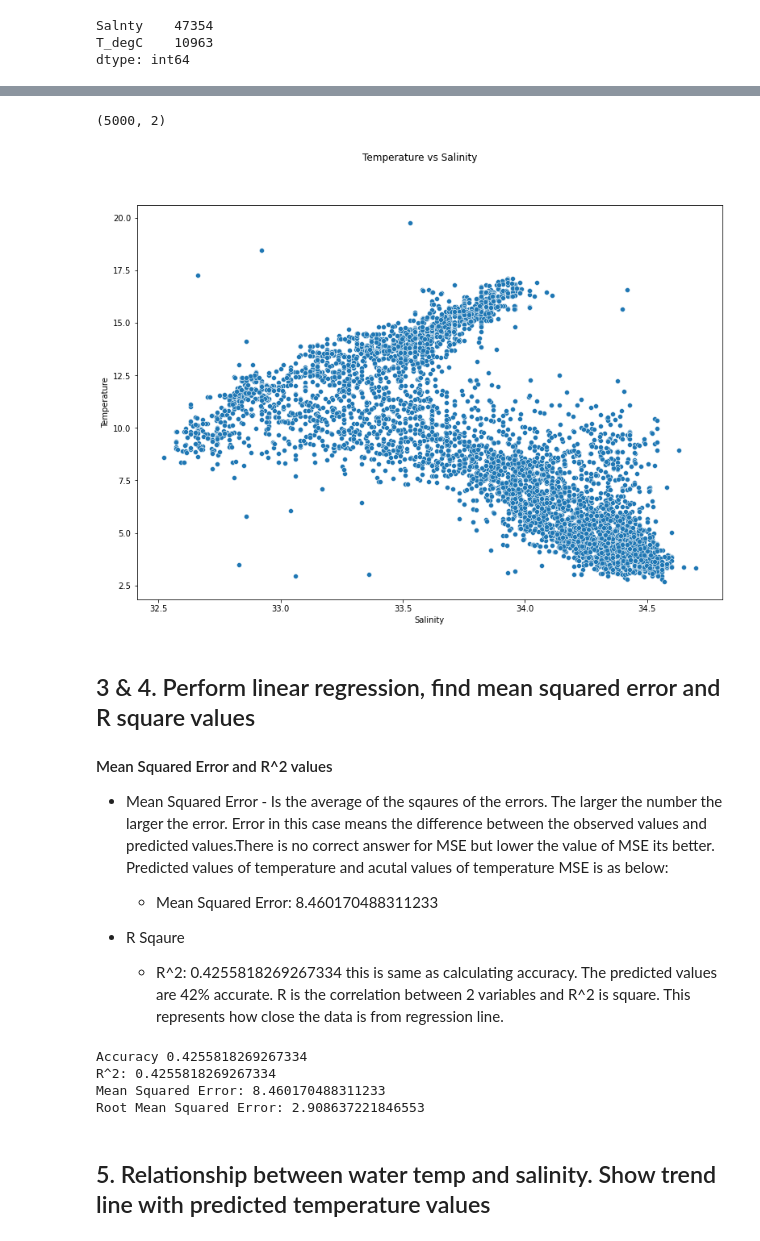
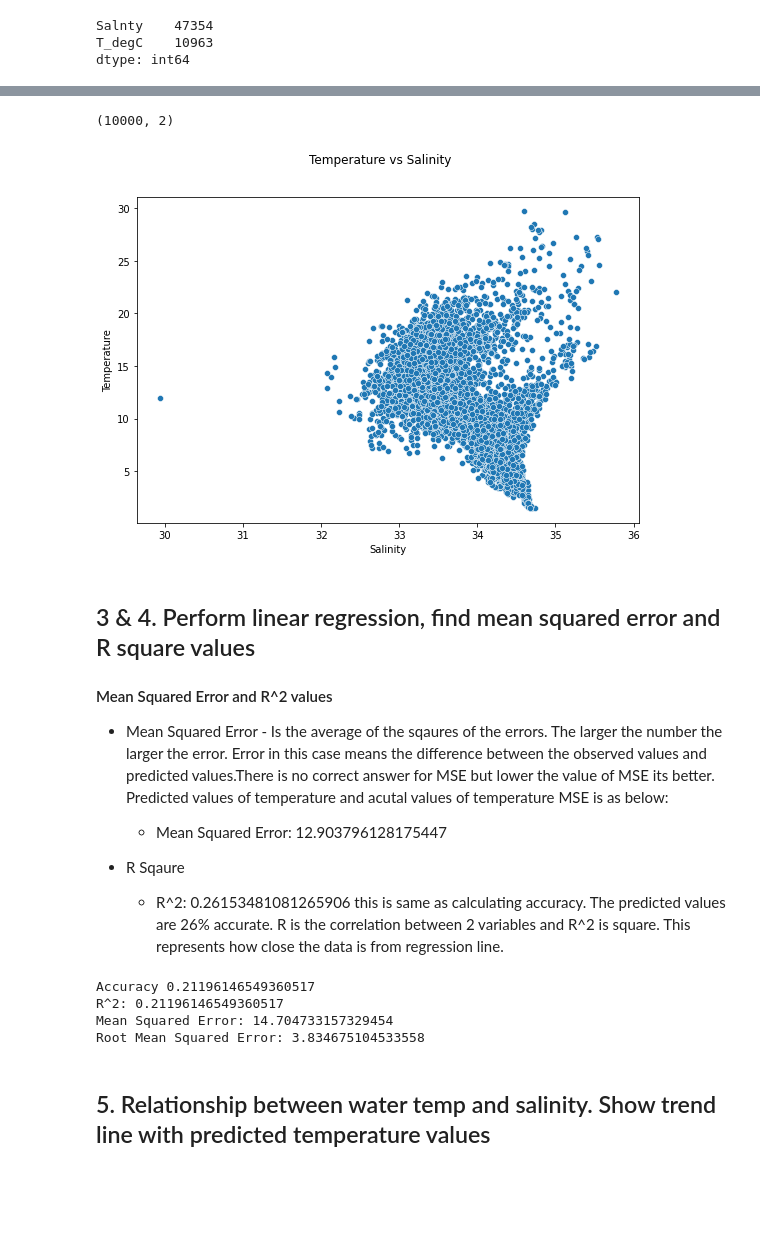
Before and after one commit to rooplaxmidesai/homework, a Jupyter notebook: week_13/week13_homework.ipynb, the cells around one changed output, grey strips where cells are left out. Drawn from its saved outputs; the diff is of its cells as text; code cells hidden in the pictures; blank space fills up the shorter version.

```diff
--- a/week_13/week13_homework.ipynb
+++ b/week_13/week13_homework.ipynb
@@ -270,9 +268,9 @@ dtype: int64
 # %%
-#Take only 5000 records of Salinity and Temperature
-temp_salnty_df = temp_salnty_df[:][:5000]
+#Take only 10000 records of Salinity and Temperature
+temp_salnty_df = temp_salnty_df.sample(n=10000)
 print(temp_salnty_df.shape)
 # %% [output]
-(5000, 2)
+(10000, 2)
 # %%
 X_salinity = temp_salnty_df["Salnty"].values
 y_temp = temp_salnty_df["T_degC"].values
@@ -280,22 +278,22 @@ y_temp = temp_salnty_df["T_degC"].values
 X_salinity= X_salinity.reshape(-1,1)
 #y_temp= y_temp.reshape(-1,1)
 # %%
-plt.figure(figsize=(13,9))
+plt.figure(figsize=(9,6))
 sns.scatterplot(x=temp_salnty_df["Salnty"], y=temp_salnty_df["T_degC"])
 plt.suptitle("Temperature vs Salinity")
 plt.xlabel("Salinity")
 plt.ylabel("Temperature")
 plt.show()
 # %% [output]
-[figure, old version]
+[figure, new version]
 # %% [markdown]
 ## 3 & 4. Perform linear regression, find mean squared error and R square values
 #### Mean Squared Error and R^2 values
 * Mean Squared Error - Is the average of the sqaures of the errors. The larger the number the larger the error. Error in this case means the difference between the observed values and predicted values.There is no correct answer for MSE but lower the value of MSE its better. Predicted values of temperature and acutal values of temperature MSE is as below:
-    - Mean Squared Error: 8.460170488311233
+    - Mean Squared Error: 12.903796128175447
 
 * R Sqaure
-    - R^2: 0.4255818269267334 this is same as calculating accuracy. The predicted values are 42% accurate. R is the correlation between 2 variables and R^2 is square. This represents how close the data is from regression line.
+    - R^2: 0.26153481081265906 this is same as calculating accuracy. The predicted values are 26% accurate. R is the correlation between 2 variables and R^2 is square. This represents how close the data is from regression line.
 # %%
 #Linear regression splitting into training and test data
 # %%
@@ -321,10 +319,10 @@ print("Mean Squared Error: {}".format(mse))
 rmse = np.sqrt(mse)
 print("Root Mean Squared Error: {}".format(rmse))
 # %% [output]
-Accuracy 0.4255818269267334
-R^2: 0.4255818269267334
-Mean Squared Error: 8.460170488311233
-Root Mean Squared Error: 2.908637221846553
+Accuracy 0.21196146549360517
+R^2: 0.21196146549360517
+Mean Squared Error: 14.704733157329454
+Root Mean Squared Error: 3.834675104533558
 # %% [markdown]
 ## 5. Relationship between water temp and salinity. Show trend line with predicted temperature values
 # %%
```
Also changed, not shown: parts of 9 cells of this notebook.
